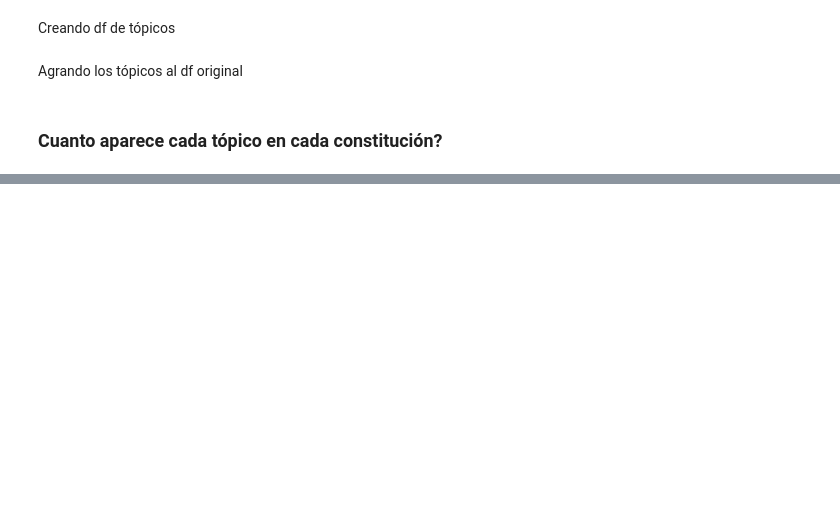
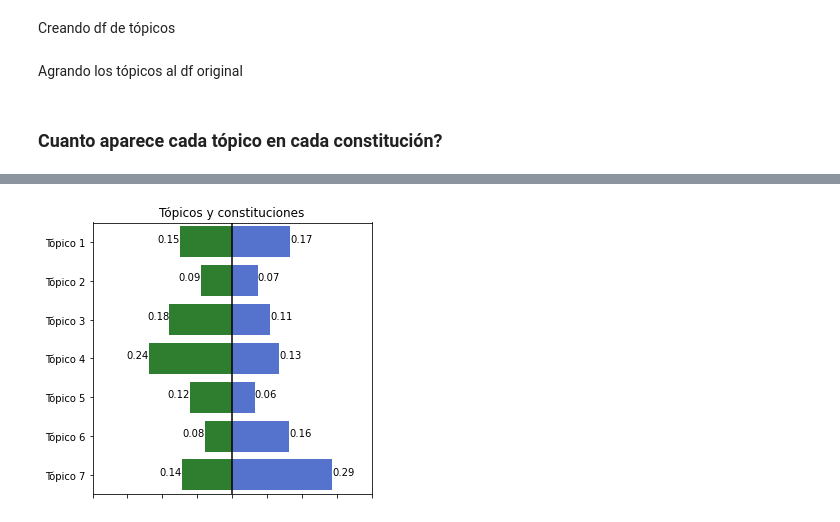
Before and after one commit to matiasfbr/Proyecto-PLN, a Jupyter notebook: topic_modeling.ipynb, the cells around one changed output, grey strips where cells are left out. Drawn from its saved outputs; the diff is of its cells as text; code cells hidden in the pictures; blank space fills up the shorter version.

```diff
--- a/topic_modeling.ipynb
+++ b/topic_modeling.ipynb
@@ -190,6 +203,6 @@ df_con_topicos['max_topic'] = X_topics.argmax(axis = 1)
 # %% [markdown]
 ### Cuanto aparece cada tópico en cada constitución?
 # %%
-temp = df_con_topicos[df_con_topicos['constitucion']=='Propuesta'].groupby(['titulo_capitulo','max_topic'])['texto'].count().reset_index()
-temp['peso'] = temp['texto']/temp['texto'].sum()
-temp[['titulo_capitulo','max_topic','peso']]
+temp1 = df_con_topicos[df_con_topicos['constitucion']=='Propuesta'].groupby(['max_topic'])['texto'].count().reset_index()
+temp1['peso'] = temp1['texto']/temp1['texto'].sum()
+temp1.columns = ['max_topic','texto_propuesta','peso_propuesta']
@@ -210,4 +209,4 @@ temp[['titulo_capitulo','max_topic','peso']]
 # %%
-temp = df_con_topicos[df_con_topicos['constitucion']!='Propuesta'].groupby(['titulo_capitulo','max_topic'])['texto'].count().reset_index()
-temp['peso'] = temp['texto']/temp['texto'].sum()
-temp[['titulo_capitulo','max_topic','peso']]
+temp2 = df_con_topicos[df_con_topicos['constitucion']!='Propuesta'].groupby(['max_topic'])['texto'].count().reset_index()
+temp2['peso'] = temp2['texto']/temp2['texto'].sum()
+temp2.columns = ['max_topic','texto_vigente','peso_vigente']
@@ -227,0 +213,4 @@ temp[['titulo_capitulo','max_topic','peso']]
+# %%
+comparacion = pd.merge(temp1, temp2, on = 'max_topic')
+# %%
+comparacion['peso_propuesta_neg'] = comparacion['peso_propuesta']*-1
@@ -227,0 +228,45 @@ temp[['titulo_capitulo','max_topic','peso']]
+# %%
+fig, ax = plt.subplots(1,1,figsize = (5,5))
+
+sns.barplot(
+    data = comparacion,
+    x = 'peso_vigente',
+    y = 'max_topic',
+    orient = 'h',
+    color = 'royalblue',
+    ax = ax
+)
+
+sns.barplot(
+    data = comparacion,
+    x = 'peso_propuesta_neg',
+    y = 'max_topic',
+    orient = 'h',
+    color = 'forestgreen',
+    ax = ax
+)
+
+plt.axvline(x = 0, color = 'black')
+ax.set_xlabel('')
+ax.set_ylabel('')
+ax.set_yticklabels(
+    [
+        'Tópico 1',
+        'Tópico 2',
+        'Tópico 3',
+        'Tópico 4',
+        'Tópico 5',
+        'Tópico 6',
+        'Tópico 7'
+    ]
+)
+
+ax.set_xticklabels([])
+ax.set_xlim([-0.4,0.4])
+ax.set_title('Tópicos y constituciones')
+
+for i, r in comparacion.iterrows():
+    ax.annotate(text = round(r['peso_vigente'],2), xy = (r['peso_vigente'],r['max_topic']))
+    ax.annotate(text = round(r['peso_propuesta'],2), xy = (r['peso_propuesta_neg'],r['max_topic']), ha = 'right')
+# %% [output]
+[figure, added]
```
Also changed, not shown: parts of 9 cells of this notebook, 1 other file.
